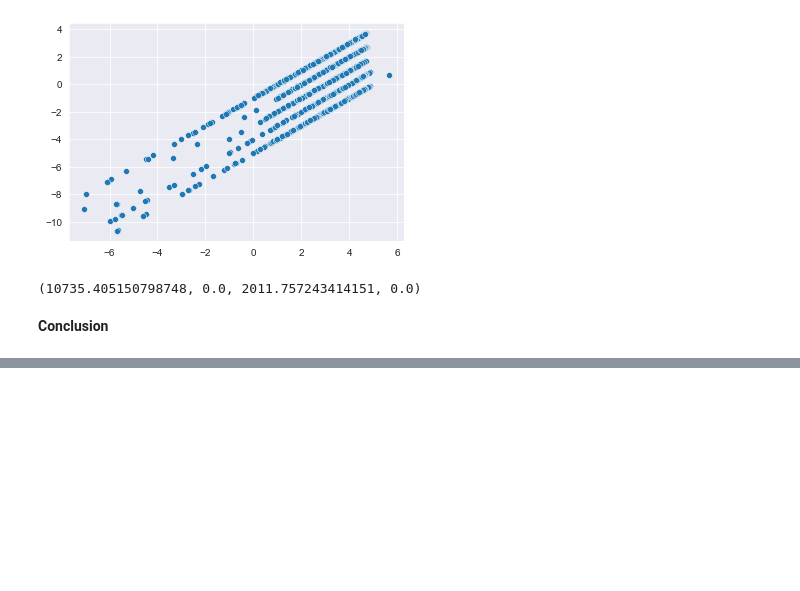
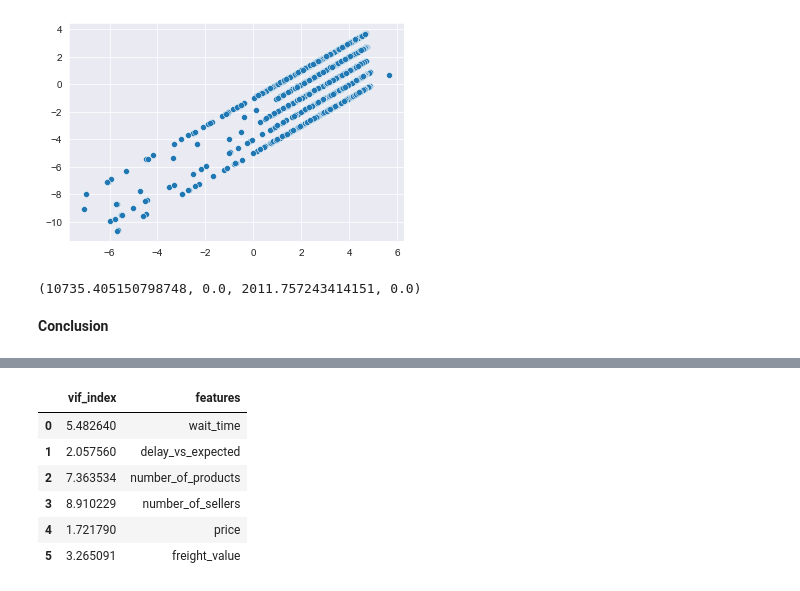
Before and after one commit to phlln/olist-analysis, a Jupyter notebook: notebooks/Orders Analysis.ipynb, the cells around one changed output, grey strips where cells are left out. Cells and saved outputs as stored; diff of their text form; code cells hidden in the pictures; blank space fills up the shorter version.

```diff
--- a/notebooks/Orders Analysis.ipynb
+++ b/notebooks/Orders Analysis.ipynb
@@ -727,0 +757,13 @@ We can start to see that a linear regression model is failing along some basic a
+# %%
+df = pd.DataFrame()
+df['vif_index'] = [vif(X.values, i) for i in range(X.shape[1])]
+df['features'] = X.columns
+df
+# %% [output]
+|  | vif_index | features |
+| 0 | 5.482640 | wait_time |
+| 1 | 2.057560 | delay_vs_expected |
+| 2 | 7.363534 | number_of_products |
+| 3 | 8.910229 | number_of_sellers |
+| 4 | 1.721790 | price |
+| 5 | 3.265091 | freight_value |
```
Also changed, not shown: parts of 23 cells of this notebook, 2 other files.
